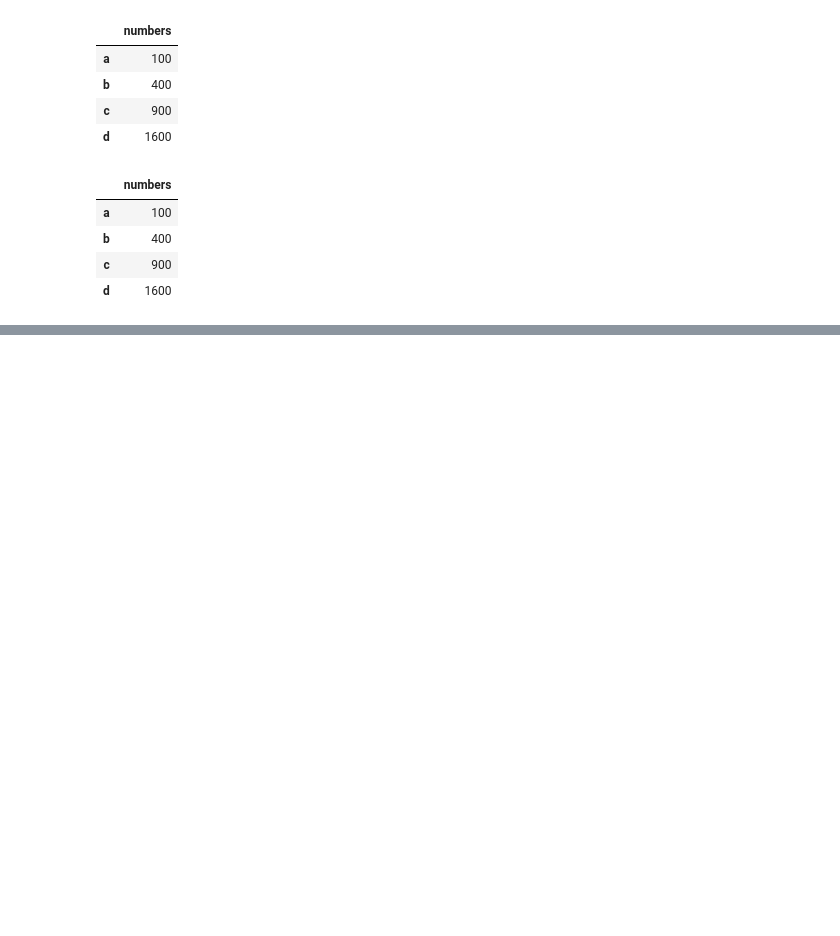
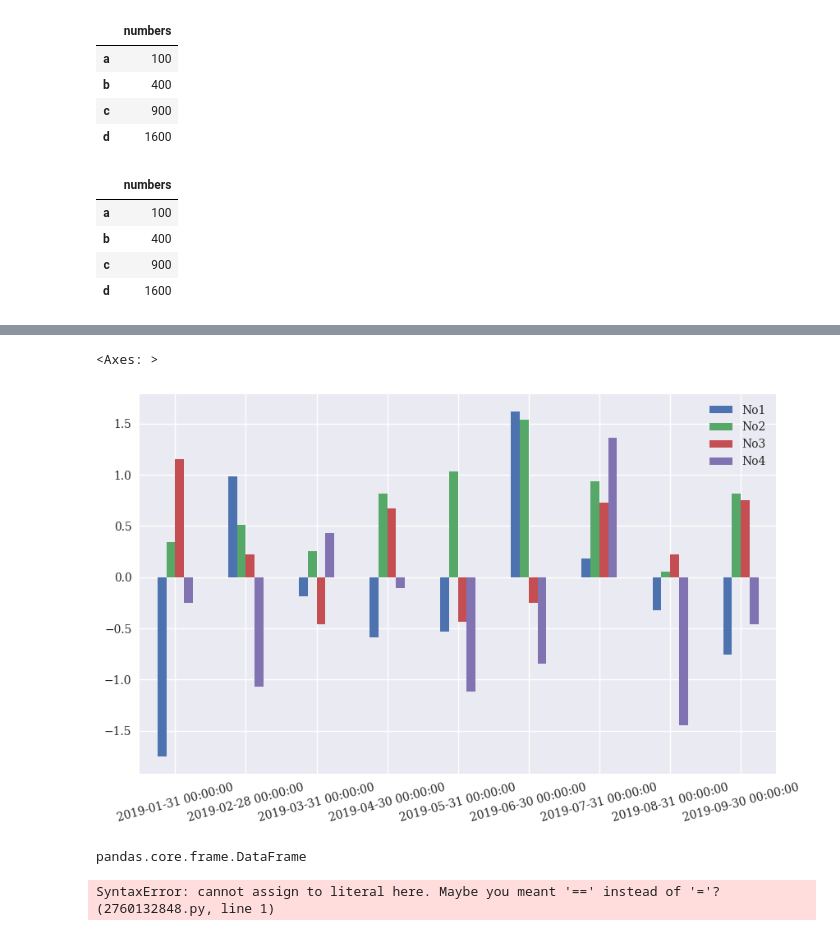
Before and after one commit to Youngsoo1024/Python_Finance, a Jupyter notebook: Chap5/ch5_test.ipynb, the cells around one changed output, grey strips where cells are left out. Drawn from its saved outputs; the diff is of its cells as text; code cells hidden in the pictures; blank space fills up the shorter version.

```diff
--- a/Chap5/ch5_test.ipynb
+++ b/Chap5/ch5_test.ipynb
@@ -62,0 +380,14 @@ df**2
+# %%
+df.plot.bar(figsize=(10,6), rot=15)
+#df.plot(kind='bar), figsize=(10,6))
+# %% [output]
+<Axes: >
+[figure, added]
+# %%
+type(df)
+# %% [output]
+pandas.core.frame.DataFrame
+# %%
+5 = pd.Series(np.linspace(0,15,7), name='series')
+# %% [output]
+SyntaxError: cannot assign to literal here. Maybe you meant '==' instead of '='? (2760132848.py, line 1)
```
Also changed, not shown: parts of 41 cells of this notebook.
